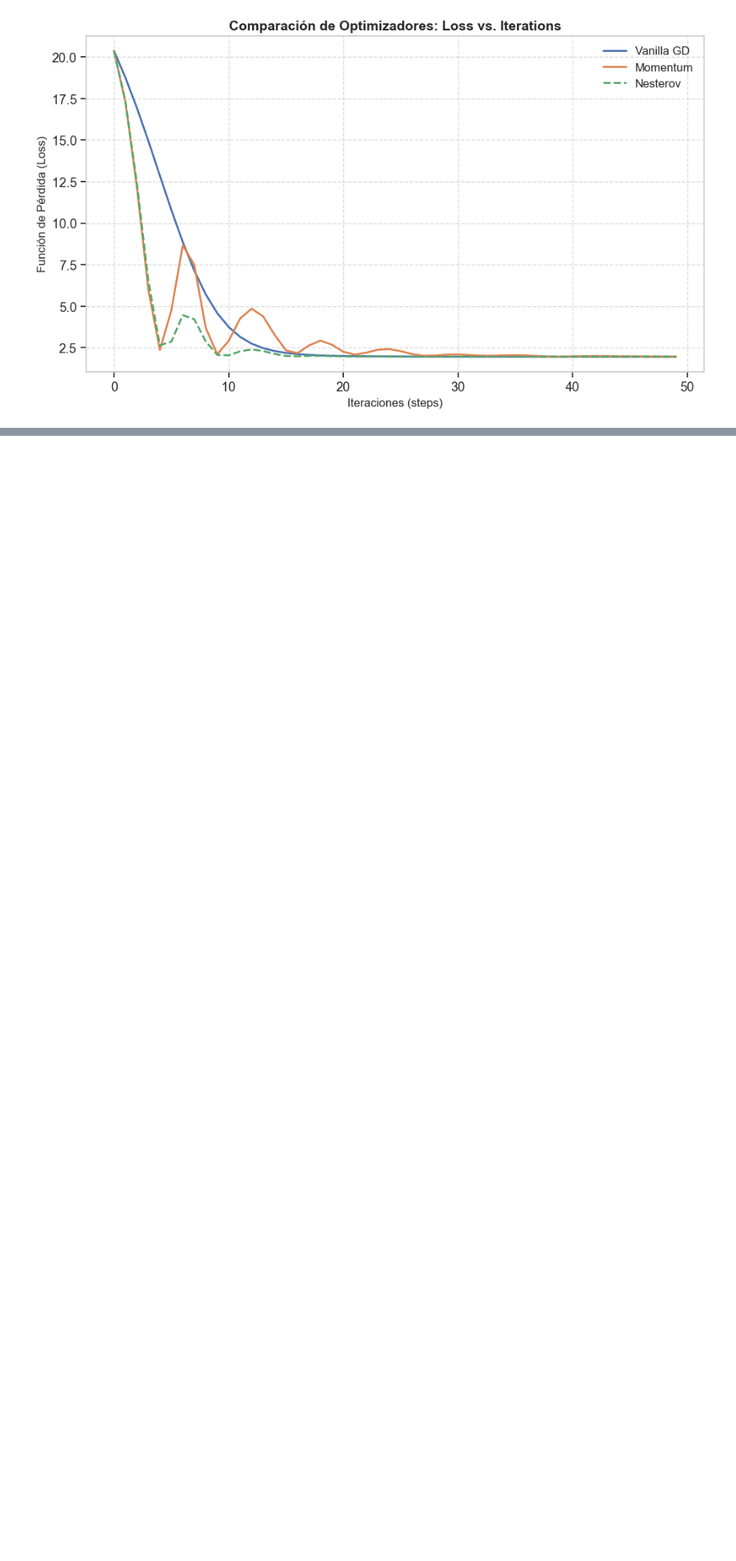
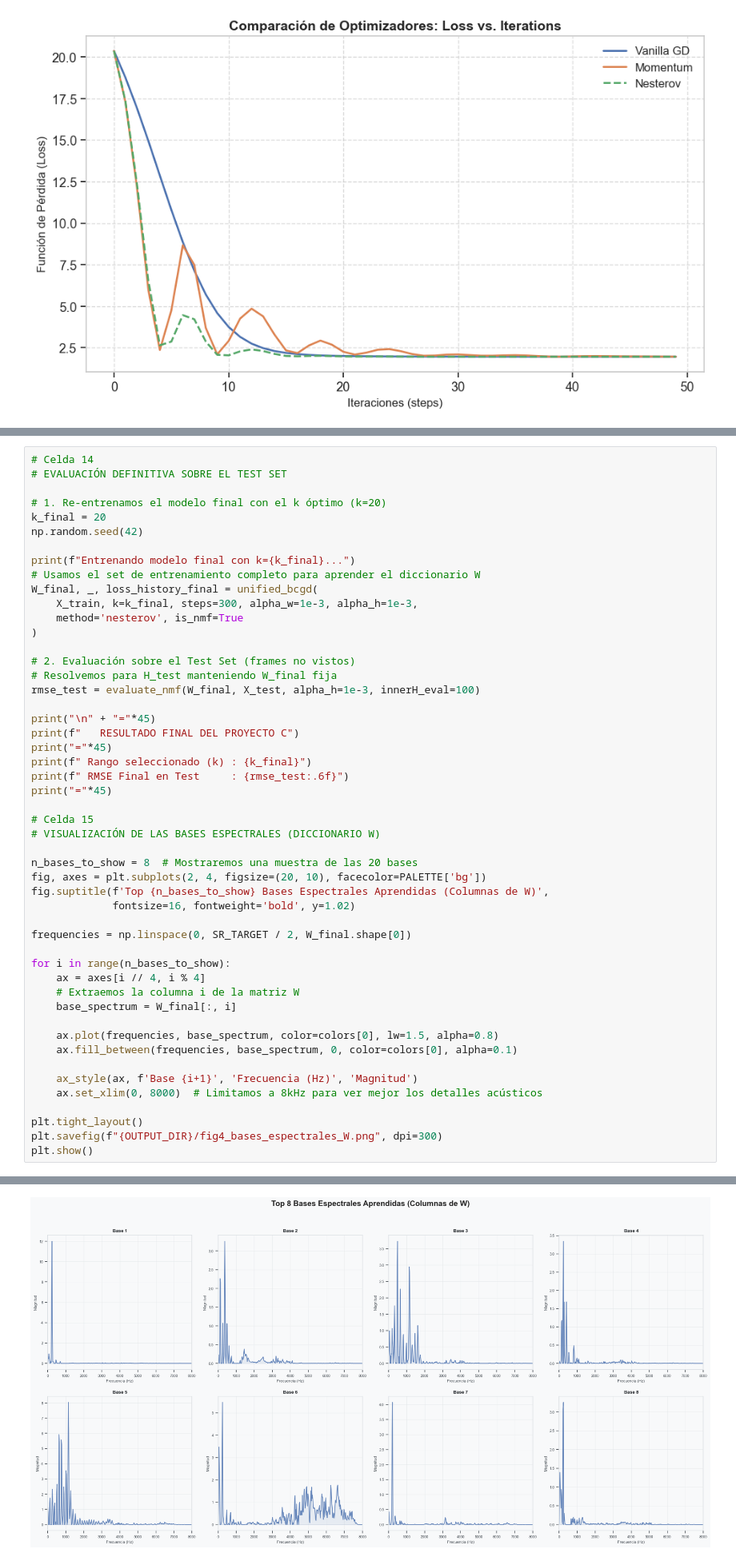
Before and after one commit to LuisPablo54/nmf-audio-separation, a Jupyter notebook: notebooks/Final.ipynb, the cells around one changed output, grey strips where cells are left out. Shown at 80% size. Cells and saved outputs as stored; diff of their text form; blank space fills up the shorter version.

```diff
--- a/notebooks/Final.ipynb
+++ b/notebooks/Final.ipynb
@@ -803,0 +1047,51 @@ Nesterov   : 1.9566
+# %%
+# Celda 14
+# EVALUACIÓN DEFINITIVA SOBRE EL TEST SET
+
+# 1. Re-entrenamos el modelo final con el k óptimo (k=20)
+k_final = 20
+np.random.seed(42)
+
+print(f"Entrenando modelo final con k={k_final}...")
+# Usamos el set de entrenamiento completo para aprender el diccionario W
+W_final, _, loss_history_final = unified_bcgd(
+    X_train, k=k_final, steps=300, alpha_w=1e-3, alpha_h=1e-3,
+    method='nesterov', is_nmf=True
+)
+
+# 2. Evaluación sobre el Test Set (frames no vistos)
+# Resolvemos para H_test manteniendo W_final fija
+rmse_test = evaluate_nmf(W_final, X_test, alpha_h=1e-3, innerH_eval=100)
+
+print("\n" + "="*45)
+print(f"   RESULTADO FINAL DEL PROYECTO C")
+print("="*45)
+print(f" Rango seleccionado (k) : {k_final}")
+print(f" RMSE Final en Test     : {rmse_test:.6f}")
+print("="*45)
+
+# Celda 15
+# VISUALIZACIÓN DE LAS BASES ESPECTRALES (DICCIONARIO W)
+
+n_bases_to_show = 8  # Mostraremos una muestra de las 20 bases
+fig, axes = plt.subplots(2, 4, figsize=(20, 10), facecolor=PALETTE['bg'])
+fig.suptitle(f'Top {n_bases_to_show} Bases Espectrales Aprendidas (Columnas de W)',
+             fontsize=16, fontweight='bold', y=1.02)
+
+frequencies = np.linspace(0, SR_TARGET / 2, W_final.shape[0])
+
+for i in range(n_bases_to_show):
+    ax = axes[i // 4, i % 4]
+    # Extraemos la columna i de la matriz W
+    base_spectrum = W_final[:, i]
+
+    ax.plot(frequencies, base_spectrum, color=colors[0], lw=1.5, alpha=0.8)
+    ax.fill_between(frequencies, base_spectrum, 0, color=colors[0], alpha=0.1)
+
+    ax_style(ax, f'Base {i+1}', 'Frecuencia (Hz)', 'Magnitud')
+    ax.set_xlim(0, 8000)  # Limitamos a 8kHz para ver mejor los detalles acústicos
+
+plt.tight_layout()
+plt.savefig(f"{OUTPUT_DIR}/fig4_bases_espectrales_W.png", dpi=300)
+plt.show()
+# %% [output]
@@ -803,0 +1106 @@ Nesterov   : 1.9566
+[figure, added]
```
Also changed, not shown: parts of 16 cells of this notebook, 3 other files.
